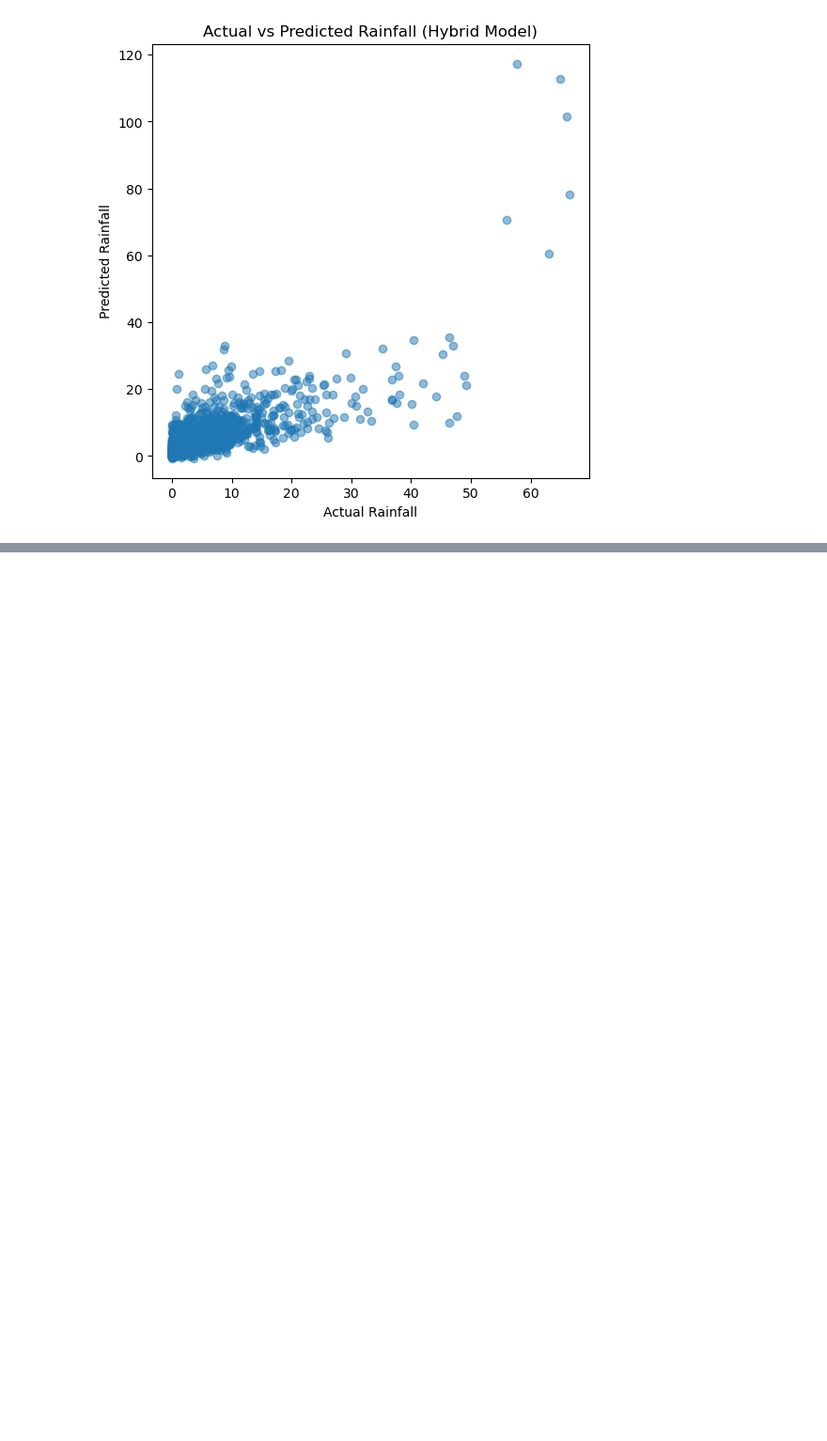
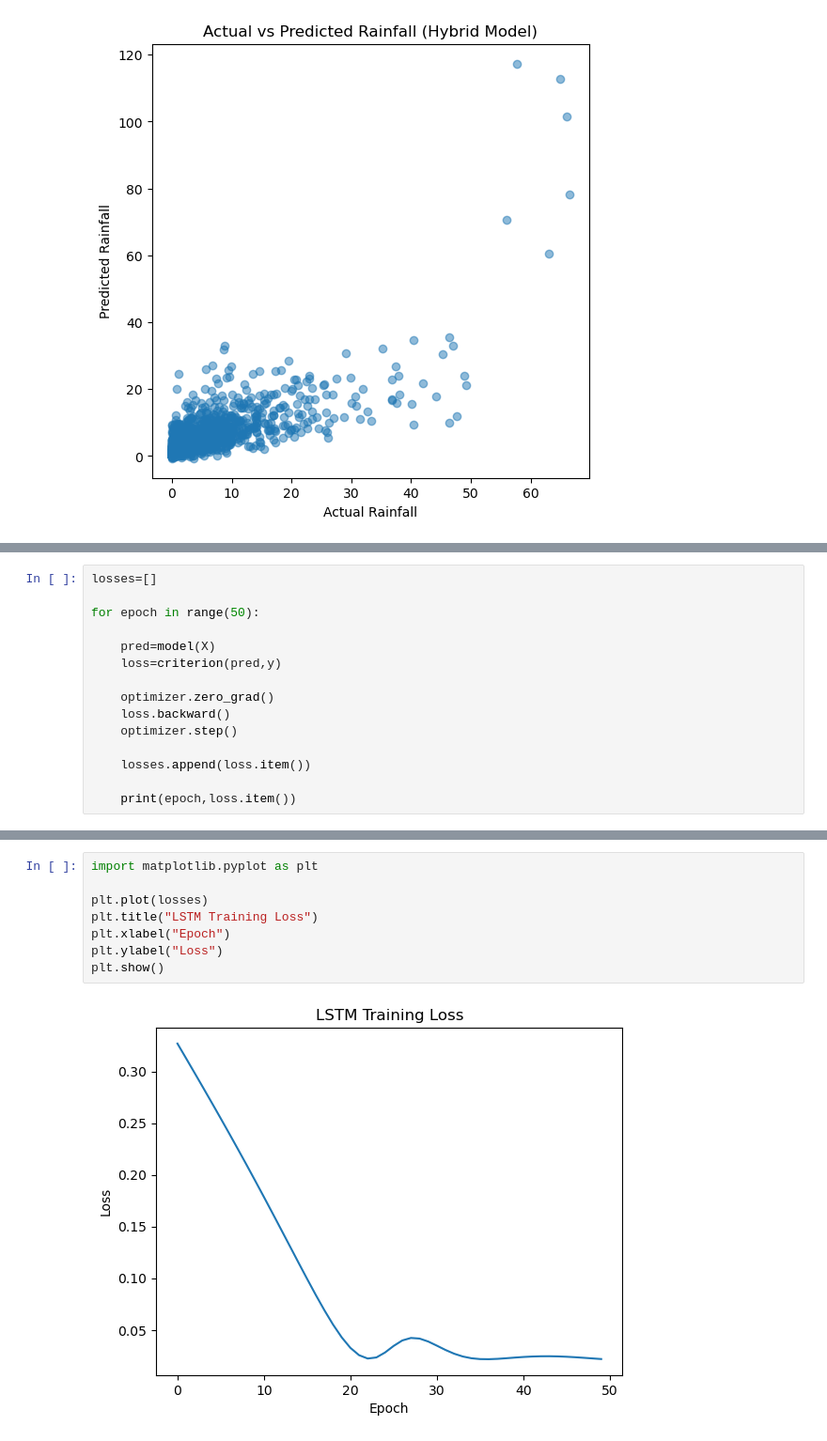
Before and after one commit to Avisweta-De/climate-trend-analysis-ml, a Jupyter notebook: src/ml_model.ipynb, the cells around one changed output, grey strips where cells are left out. Shown at 94% size. Drawn from its saved outputs; the diff is of its cells as text; blank space fills up the shorter version.

Commit message:
LSTM model done

```diff
--- a/src/ml_model.ipynb
+++ b/src/ml_model.ipynb
@@ -284,0 +411,15 @@ Hybrid Model R²: 0.5822990997538369
+# %%
+losses=[]
+
+for epoch in range(50):
+
+    pred=model(X)
+    loss=criterion(pred,y)
+
+    optimizer.zero_grad()
+    loss.backward()
+    optimizer.step()
+
+    losses.append(loss.item())
+
+    print(epoch,loss.item())
@@ -284,0 +444,10 @@ Hybrid Model R²: 0.5822990997538369
+# %%
+import matplotlib.pyplot as plt
+
+plt.plot(losses)
+plt.title("LSTM Training Loss")
+plt.xlabel("Epoch")
+plt.ylabel("Loss")
+plt.show()
+# %% [output]
+[figure, added]
```
Also changed, not shown: parts of 9 cells of this notebook.
